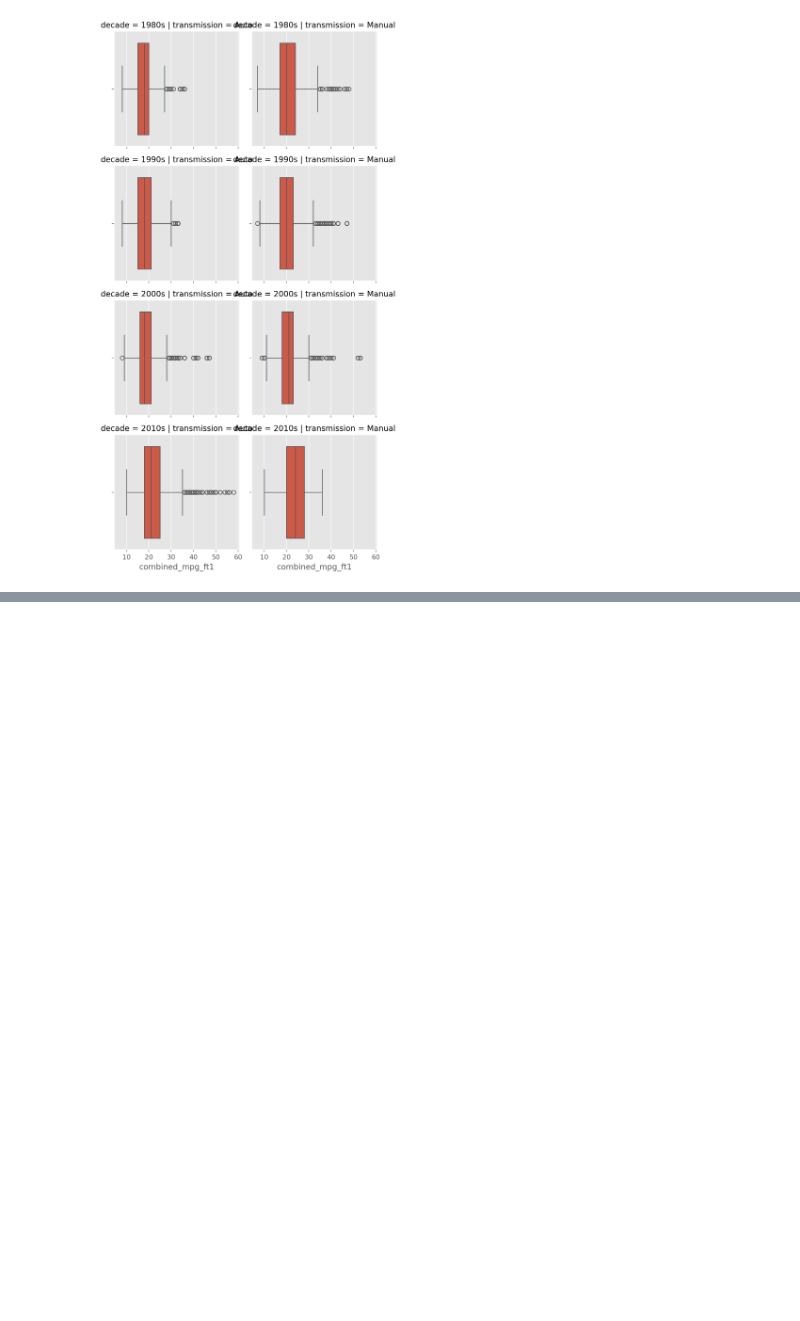
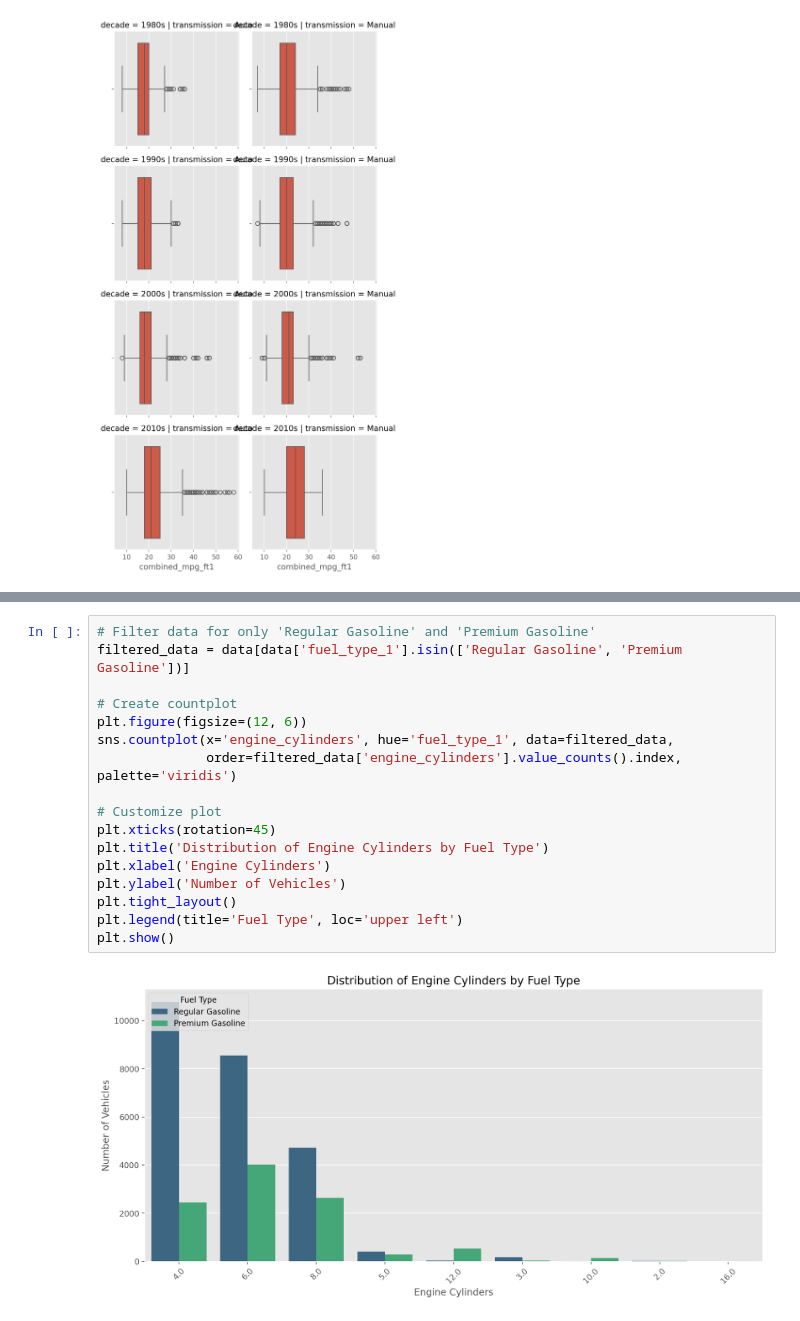
Before and after one commit to awol380/Machine-Learning-2410-Assignment, a Jupyter notebook: Phase_1.ipynb, the cells around one changed output, grey strips where cells are left out. Cells and saved outputs as stored; diff of their text form; blank space fills up the shorter version.

```diff
--- a/Phase_1.ipynb
+++ b/Phase_1.ipynb
@@ -393,0 +485,19 @@ g.map_dataframe(sns.boxplot, x='combined_mpg_ft1')
+# %%
+# Filter data for only 'Regular Gasoline' and 'Premium Gasoline'
+filtered_data = data[data['fuel_type_1'].isin(['Regular Gasoline', 'Premium Gasoline'])]
+
+# Create countplot
+plt.figure(figsize=(12, 6))
+sns.countplot(x='engine_cylinders', hue='fuel_type_1', data=filtered_data,
+              order=filtered_data['engine_cylinders'].value_counts().index, palette='viridis')
+
+# Customize plot
+plt.xticks(rotation=45)
+plt.title('Distribution of Engine Cylinders by Fuel Type')
+plt.xlabel('Engine Cylinders')
+plt.ylabel('Number of Vehicles')
+plt.tight_layout()
+plt.legend(title='Fuel Type', loc='upper left')
+plt.show()
+# %% [output]
+[figure, added]
```
Also changed, not shown: parts of 12 cells of this notebook.
